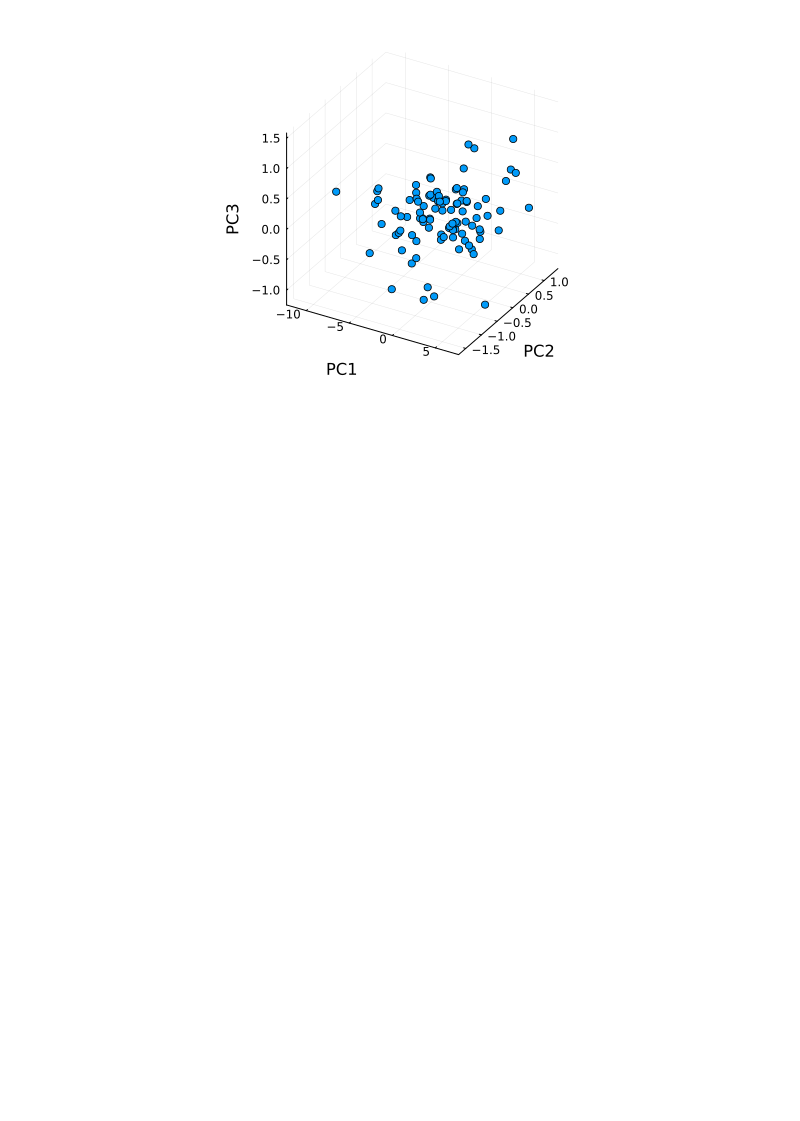
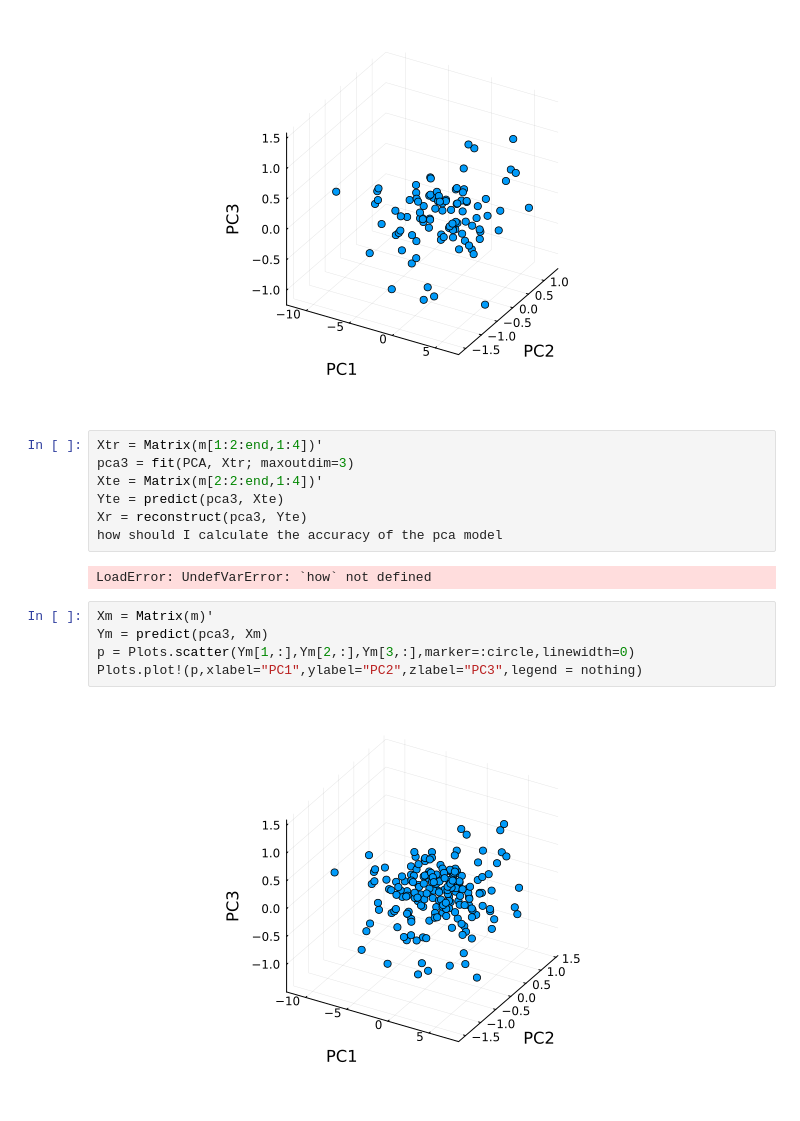
Before and after one commit to helmutstrey/BME-574-2024-homeworks, a Jupyter notebook: BME574 Project cui.ipynb, the cells around one changed output. Cells and saved outputs as stored; diff of their text form; blank space fills up the shorter version.

```diff
--- a/BME574 Project cui.ipynb
+++ b/BME574 Project cui.ipynb
@@ -299,3 +297,19 @@ p = Plots.scatter(Yte[1,:],Yte[2,:],Yte[3,:],marker=:circle,linewidth=0)
 Plots.plot!(p,xlabel="PC1",ylabel="PC2",zlabel="PC3",legend = nothing)
 # %% [output]
 [figure]
+# %%
+Xtr = Matrix(m[1:2:end,1:4])'
+pca3 = fit(PCA, Xtr; maxoutdim=3)
+Xte = Matrix(m[2:2:end,1:4])'
+Yte = predict(pca3, Xte)
+Xr = reconstruct(pca3, Yte)
+how should I calculate the accuracy of the pca model
+# %% [output]
+LoadError: UndefVarError: `how` not defined
+# %%
+Xm = Matrix(m)'
+Ym = predict(pca3, Xm)
+p = Plots.scatter(Ym[1,:],Ym[2,:],Ym[3,:],marker=:circle,linewidth=0)
+Plots.plot!(p,xlabel="PC1",ylabel="PC2",zlabel="PC3",legend = nothing)
+# %% [output]
+[figure, added]
```
Also changed, not shown: parts of 41 cells of this notebook.
